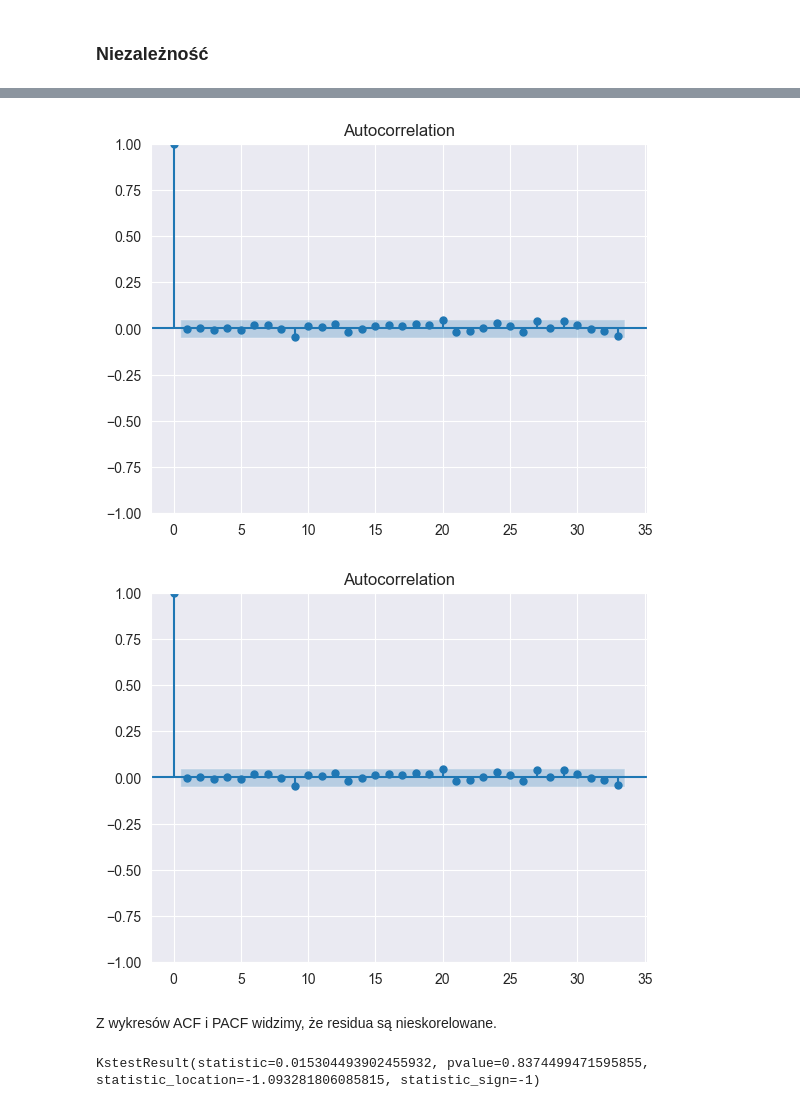
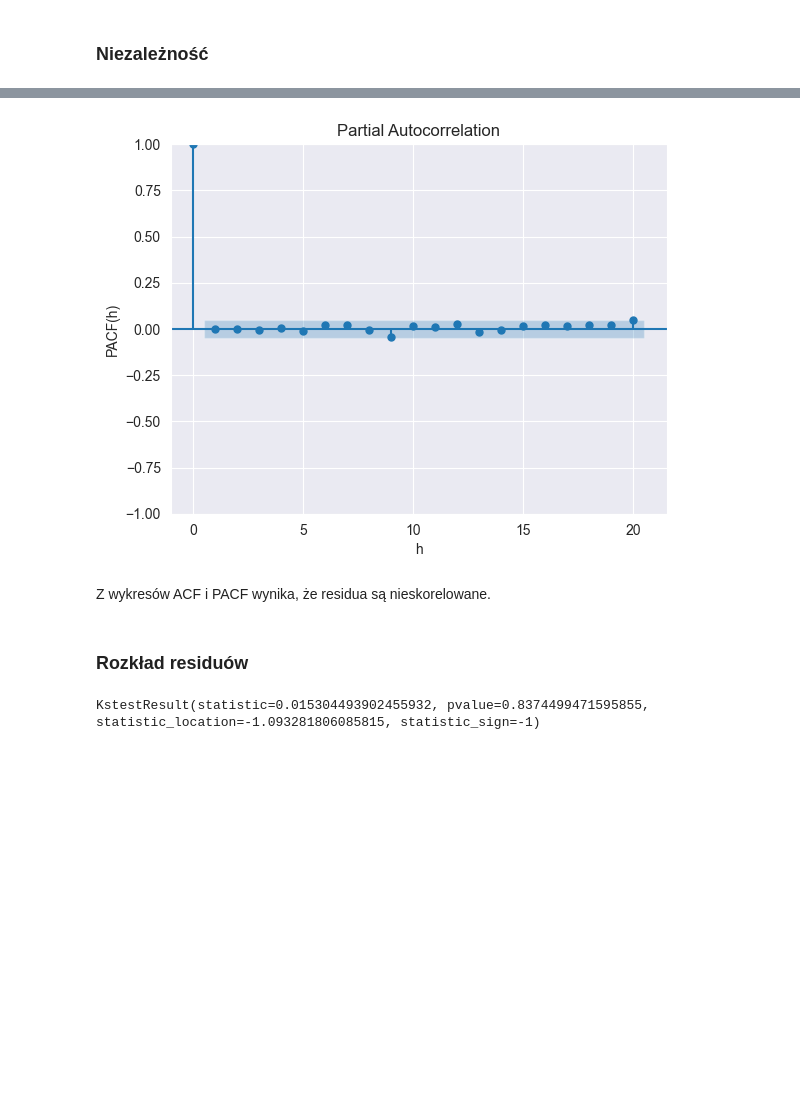
Before and after one commit to mlubneuskaya/weather, a Jupyter notebook: weather.ipynb, the cells around one changed output, grey strips where cells are left out. Saved outputs shown, nothing was run; the diff lists cells and outputs as text; code cells hidden in the pictures; blank space fills up the shorter version.

```diff
--- a/weather.ipynb
+++ b/weather.ipynb
@@ -244,10 +267,14 @@ plot_acf(residuals)
 # %%
-plot_acf(residuals)
+plot_pacf(residuals, lags=20)
+plt.xlabel('h')
+plt.ylabel('PACF(h)')
+plt.savefig('pictures\\pacf_residua.pdf')
 # %% [output]
-[figure, old version]
+[figure, new version]
-[figure, removed]
 # %% [markdown]
-Z wykresów ACF i PACF widzimy, że residua są nieskorelowane.
+Z wykresów ACF i PACF wynika, że residua są nieskorelowane.
+# %% [markdown]
+### Rozkład residuów
 # %%
 stats.kstest((residuals - np.mean(residuals)) / np.std(residuals), cdf='norm')
 # %% [output]
```
Also changed, not shown: parts of 49 cells of this notebook, 13 other files.
